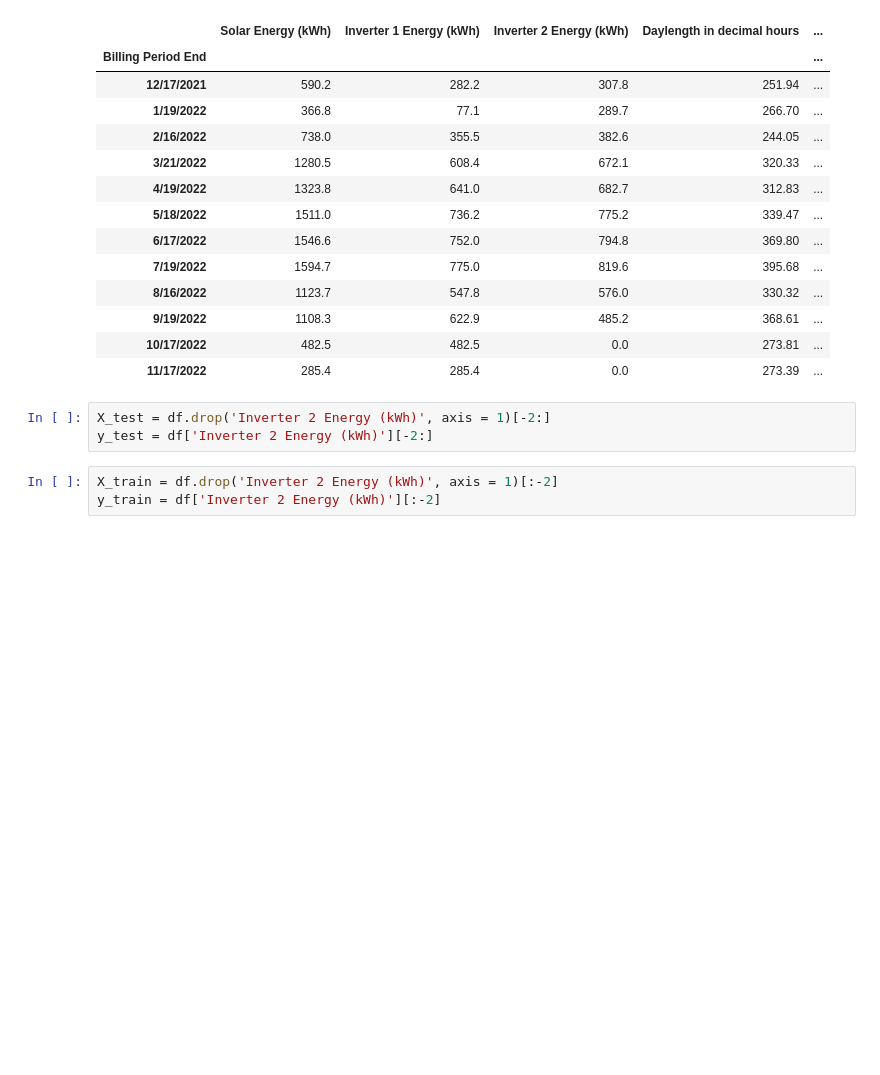
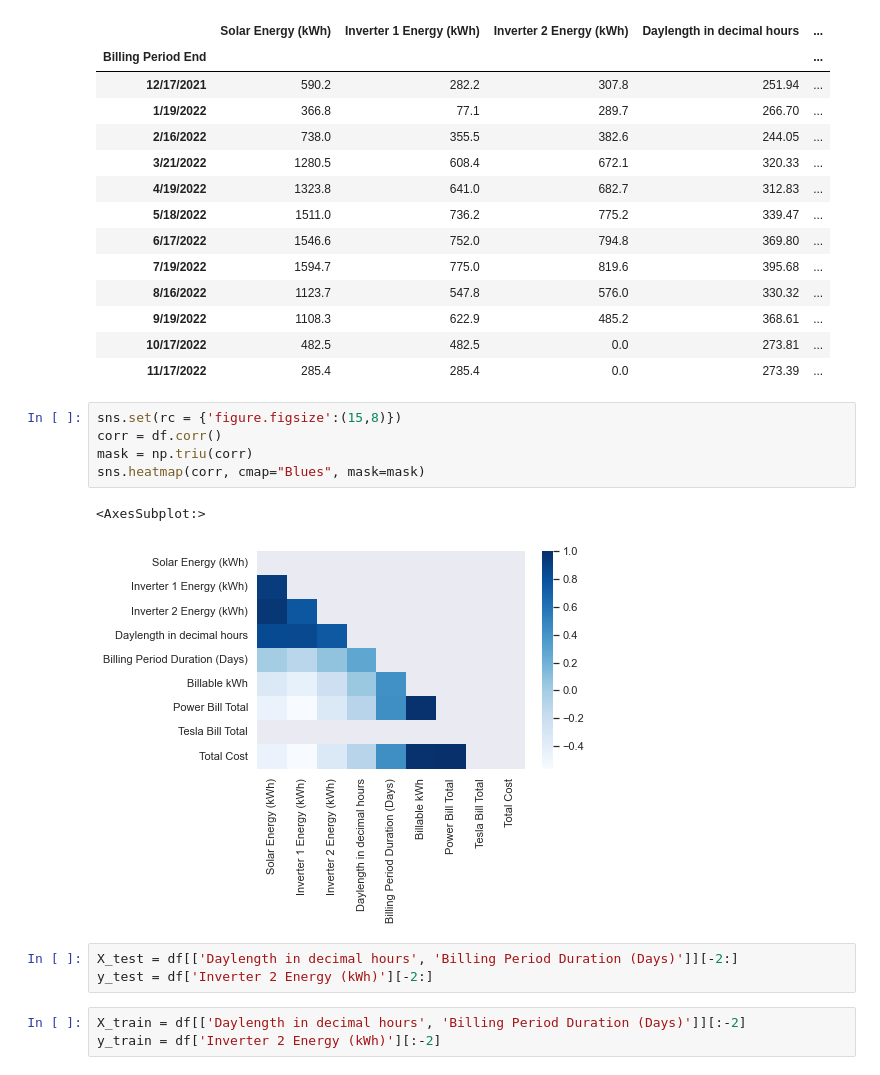
Before and after one commit to nickmccarty/solar-energy-predictor, a Jupyter notebook: notebooks/3 - modeling/c - Multiple Linear Regression.ipynb, the cells around one changed output. Drawn from its saved outputs; the diff is of its cells as text; blank space fills up the shorter version.

```diff
--- a/notebooks/3 - modeling/c - Multiple Linear Regression.ipynb
+++ b/notebooks/3 - modeling/c - Multiple Linear Regression.ipynb
@@ -38,11 +38,19 @@ df
 | 9/19/2022 | 1108.3 | 622.9 | 485.2 | 368.61 | ... |
 | 10/17/2022 | 482.5 | 482.5 | 0.0 | 273.81 | ... |
 | 11/17/2022 | 285.4 | 285.4 | 0.0 | 273.39 | ... |
+# %%
+sns.set(rc = {'figure.figsize':(15,8)})
+corr = df.corr()
+mask = np.triu(corr)
+sns.heatmap(corr, cmap="Blues", mask=mask)
+# %% [output]
+<AxesSubplot:>
+[figure, added]
 # %%
-X_test = df.drop('Inverter 2 Energy (kWh)', axis = 1)[-2:]
+X_test = df[['Daylength in decimal hours', 'Billing Period Duration (Days)']][-2:]
 y_test = df['Inverter 2 Energy (kWh)'][-2:]
 # %%
-X_train = df.drop('Inverter 2 Energy (kWh)', axis = 1)[:-2]
+X_train = df[['Daylength in decimal hours', 'Billing Period Duration (Days)']][:-2]
 y_train = df['Inverter 2 Energy (kWh)'][:-2]
 # %%
 model = LinearRegression(fit_intercept=True).fit(X_train, y_train)
```
Also changed, not shown: parts of 3 cells of this notebook.
